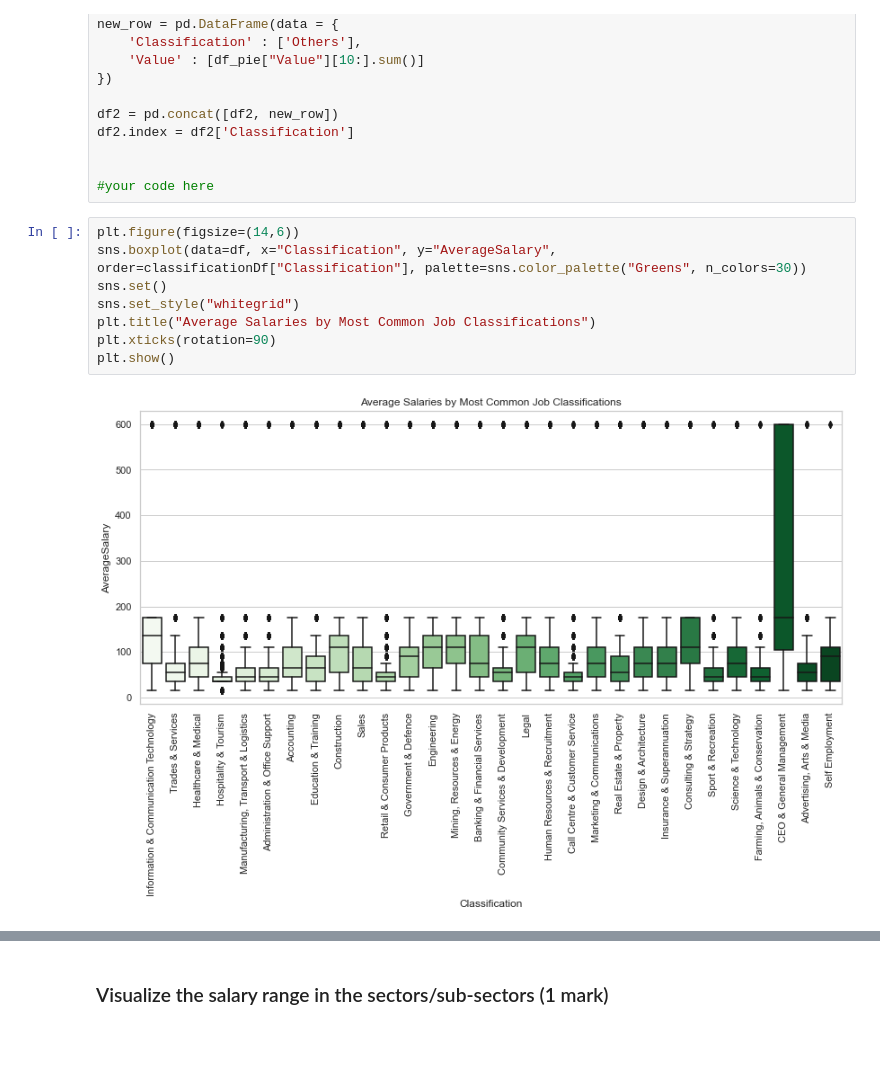
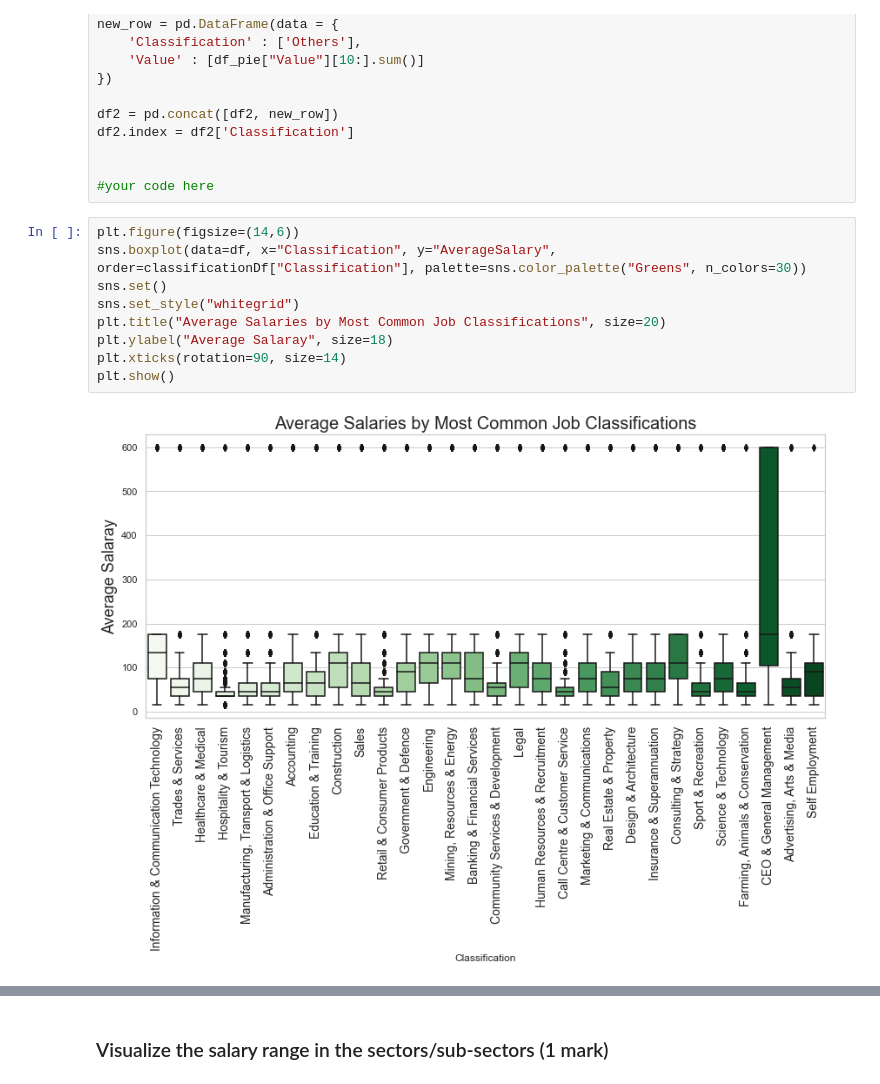
Before and after one commit to zacjensen/3803ICT-Assignment, a Jupyter notebook: Skeleton Working Copy.ipynb, the cells around one changed output, grey strips where cells are left out. Cells and saved outputs as stored; diff of their text form; blank space fills up the shorter version.

```diff
--- a/Skeleton Working Copy.ipynb
+++ b/Skeleton Working Copy.ipynb
@@ -263,10 +278,11 @@ df2.index = df2['Classification']
 # %%
 plt.figure(figsize=(14,6))
 sns.boxplot(data=df, x="Classification", y="AverageSalary", order=classificationDf["Classification"], palette=sns.color_palette("Greens", n_colors=30))
 sns.set()
 sns.set_style("whitegrid")
-plt.title("Average Salaries by Most Common Job Classifications")
-plt.xticks(rotation=90)
+plt.title("Average Salaries by Most Common Job Classifications", size=20)
+plt.ylabel("Average Salaray", size=18)
+plt.xticks(rotation=90, size=14)
 plt.show()
 # %% [output]
-[figure, old version]
+[figure, new version]
```
Also changed, not shown: parts of 5 cells of this notebook.
